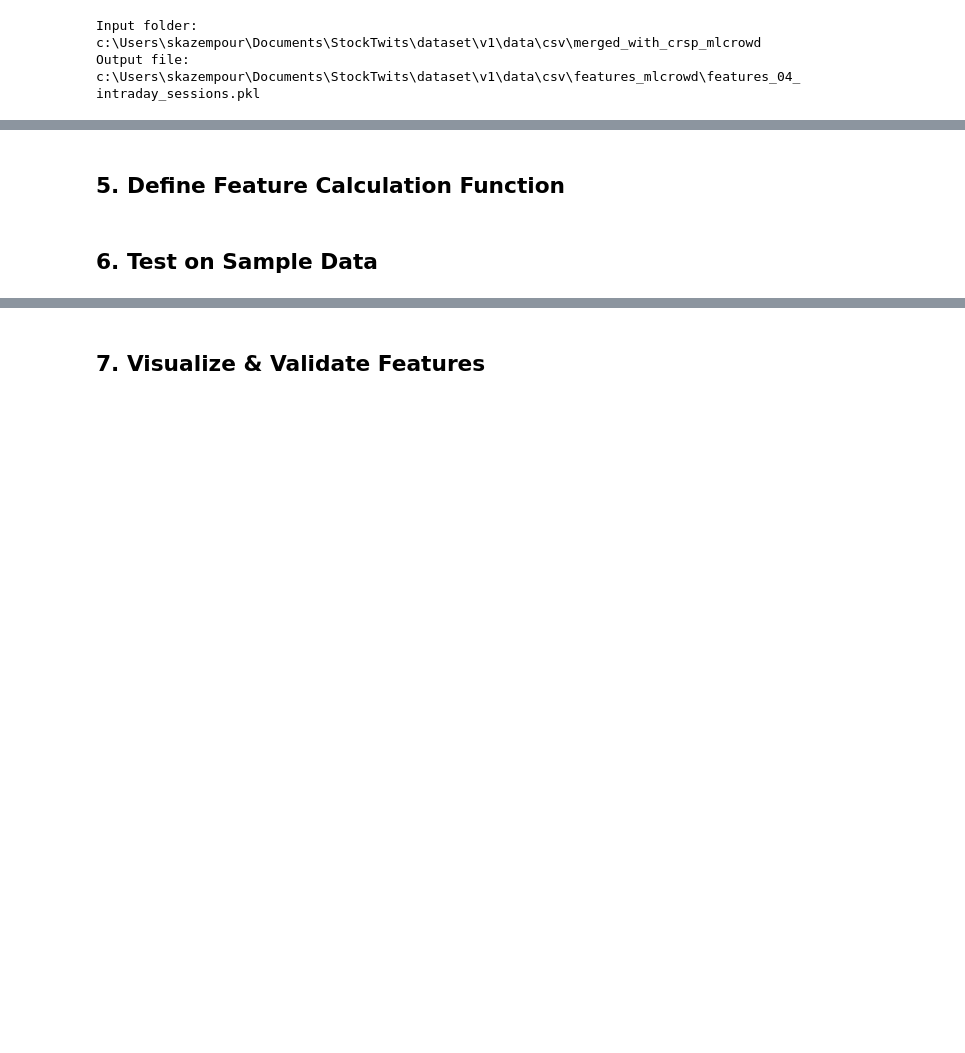
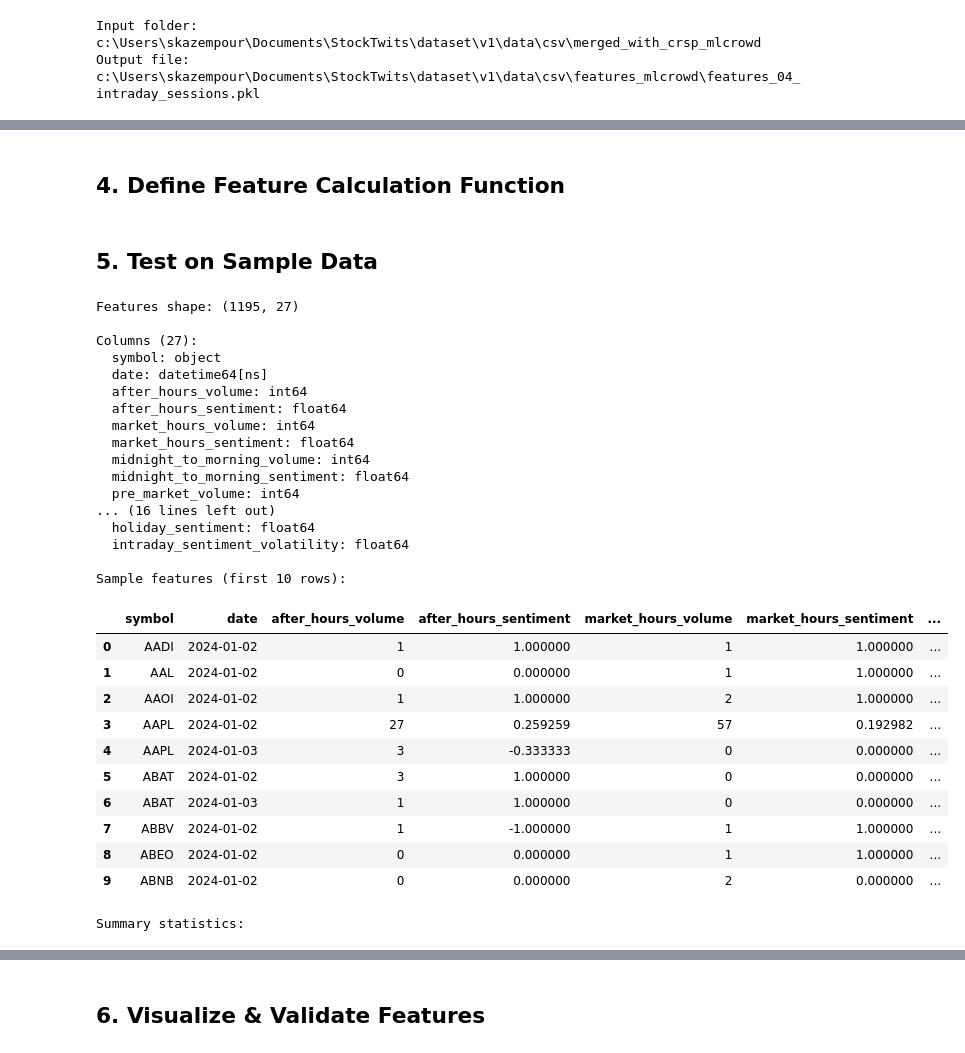
Before and after one commit to smkazempour/ml-from-crowd, a Jupyter notebook: 01 - feature extraction/features_04_intraday_sessions.ipynb, the cells around one changed output, grey strips where cells are left out. Drawn from its saved outputs; the diff is of its cells as text; code cells hidden in the pictures; blank space fills up the shorter version.

```diff
--- a/01 - feature extraction/features_04_intraday_sessions.ipynb
+++ b/01 - feature extraction/features_04_intraday_sessions.ipynb
@@ -265,3 +255,3 @@ del df_test
 # %% [markdown]
-## 5. Define Feature Calculation Function
+## 4. Define Feature Calculation Function
 # %%
@@ -374,17 +365,47 @@ def calculate_intraday_features(df, trading_days_set):
 
     return features
 # %% [markdown]
-## 6. Test on Sample Data
+## 5. Test on Sample Data
 # %%
-features_sample = calculate_intraday_features(df_sample, TRADING_DAYS_SET)
+features_sample = calculate_intraday_features(df_sample)
 
 print(f"Features shape: {features_sample.shape}")
 print(f"\nColumns ({len(features_sample.columns)}):")
 for col in features_sample.columns:
     print(f"  {col}: {features_sample[col].dtype}")
 
 print(f"\nSample features (first 10 rows):")
 display(features_sample.head(10))
 
 print(f"\nSummary statistics:")
 display(features_sample.describe())
+# %% [output]
+Features shape: (1195, 27)
+
+Columns (27):
+  symbol: object
+  date: datetime64[ns]
+  after_hours_volume: int64
+  after_hours_sentiment: float64
+  market_hours_volume: int64
+  market_hours_sentiment: float64
+  midnight_to_morning_volume: int64
+  midnight_to_morning_sentiment: float64
+  pre_market_volume: int64
+... (16 lines left out)
+  holiday_sentiment: float64
+  intraday_sentiment_volatility: float64
+
+Sample features (first 10 rows):
+|  | symbol | date | after_hours_volume | after_hours_sentiment | market_hours_volume | market_hours_sentiment | ... |
+| 0 | AADI | 2024-01-02 | 1 | 1.000000 | 1 | 1.000000 | ... |
+| 1 | AAL | 2024-01-02 | 0 | 0.000000 | 1 | 1.000000 | ... |
+| 2 | AAOI | 2024-01-02 | 1 | 1.000000 | 2 | 1.000000 | ... |
+| 3 | AAPL | 2024-01-02 | 27 | 0.259259 | 57 | 0.192982 | ... |
+| 4 | AAPL | 2024-01-03 | 3 | -0.333333 | 0 | 0.000000 | ... |
+| 5 | ABAT | 2024-01-02 | 3 | 1.000000 | 0 | 0.000000 | ... |
+| 6 | ABAT | 2024-01-03 | 1 | 1.000000 | 0 | 0.000000 | ... |
+| 7 | ABBV | 2024-01-02 | 1 | -1.000000 | 1 | 1.000000 | ... |
+| 8 | ABEO | 2024-01-02 | 0 | 0.000000 | 1 | 1.000000 | ... |
+| 9 | ABNB | 2024-01-02 | 0 | 0.000000 | 2 | 0.000000 | ... |
+Summary statistics:
@@ -391,5 +421,5 @@ display(features_sample.describe())
 # %% [markdown]
-## 7. Visualize & Validate Features
+## 6. Visualize & Validate Features
 # %%
 fig, axes = plt.subplots(2, 2, figsize=(16, 10))
 
```
Also changed, not shown: parts of 23 cells of this notebook, 7 other files.
